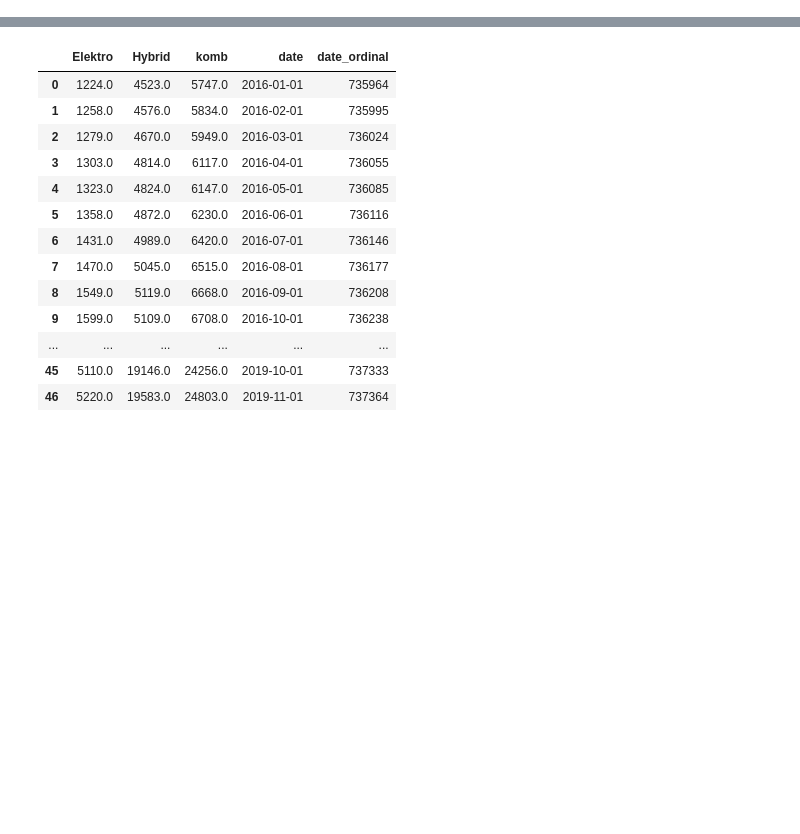
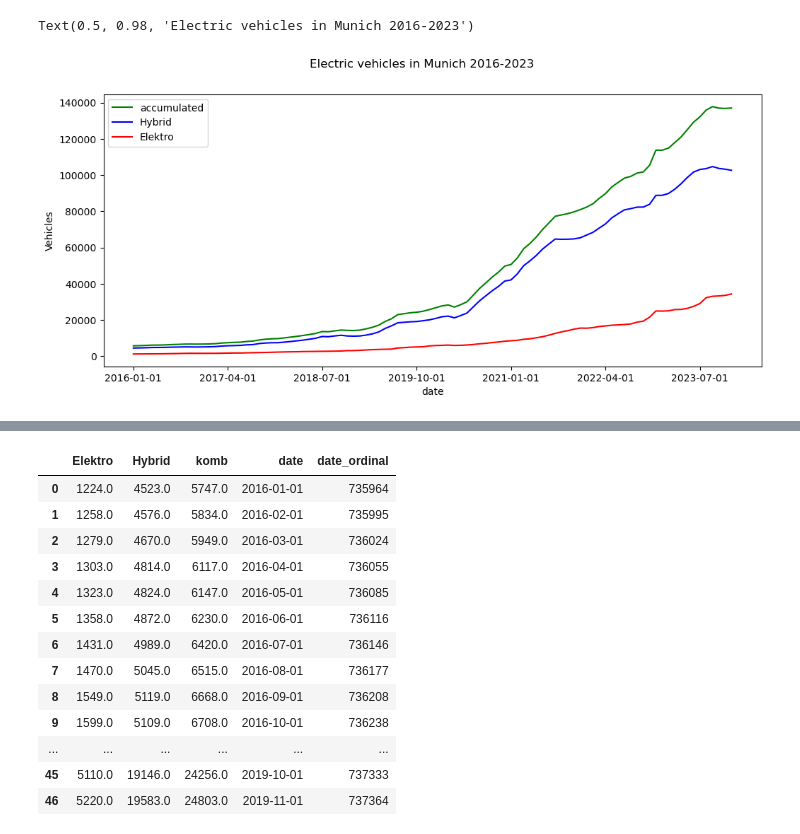
Before and after one commit to Kuroneko369/Muc_electro_vehicles, a Jupyter notebook: notebooks/filtered_data.ipynb, the cells around one changed output, grey strips where cells are left out. Saved outputs shown, nothing was run; the diff lists cells and outputs as text; code cells hidden in the pictures; blank space fills up the shorter version.

```diff
--- a/notebooks/filtered_data.ipynb
+++ b/notebooks/filtered_data.ipynb
@@ -26,12 +40,15 @@ df_ekfz
 # %%
 fig, ax = plt.subplots(figsize=(12, 5))
 sns.lineplot(df_ekfz, x='date', y='komb',color='g',label='accumulated')
 sns.lineplot(df_ekfz, x='date', y='Hybrid',color='b',label='Hybrid')
 sns.lineplot(df_ekfz, x='date', y='Elektro',color='r',label='Elektro')
 ax.xaxis.set_major_locator(MaxNLocator(integer=True))
-ax.grid(True)
+
 ax.set_ylabel('Vehicles')
 fig.suptitle('Electric vehicles in Munich 2016-2023')
+# %% [output]
+Text(0.5, 0.98, 'Electric vehicles in Munich 2016-2023')
+[figure, added]
 # %%
 #save dataframe tocsv
 df_ekfz.to_csv("df_ekfz.csv")
```
Also changed, not shown: parts of 3 cells of this notebook, 6 other files.
